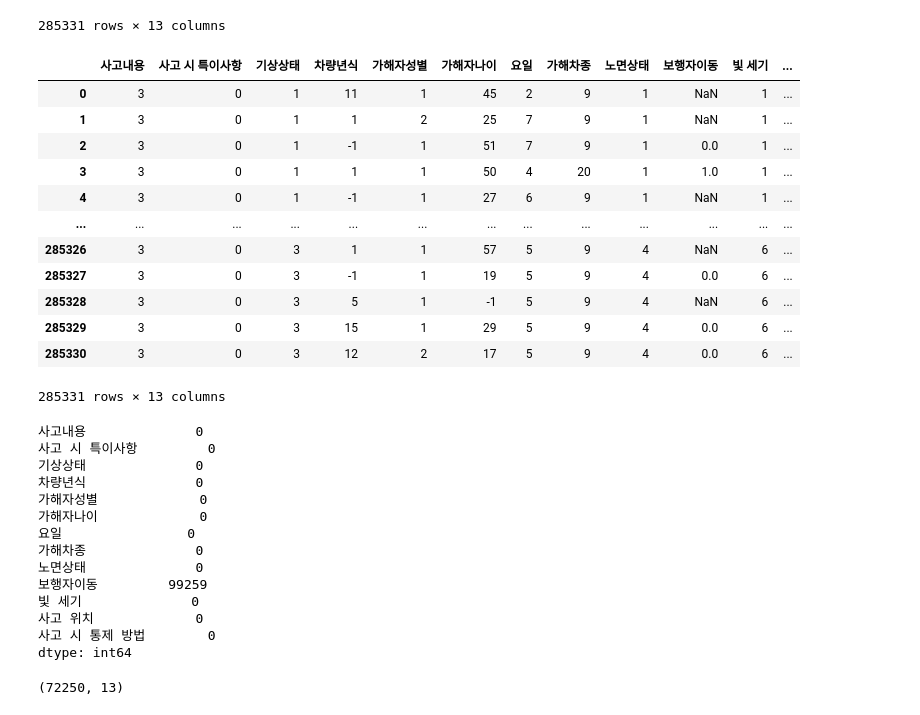
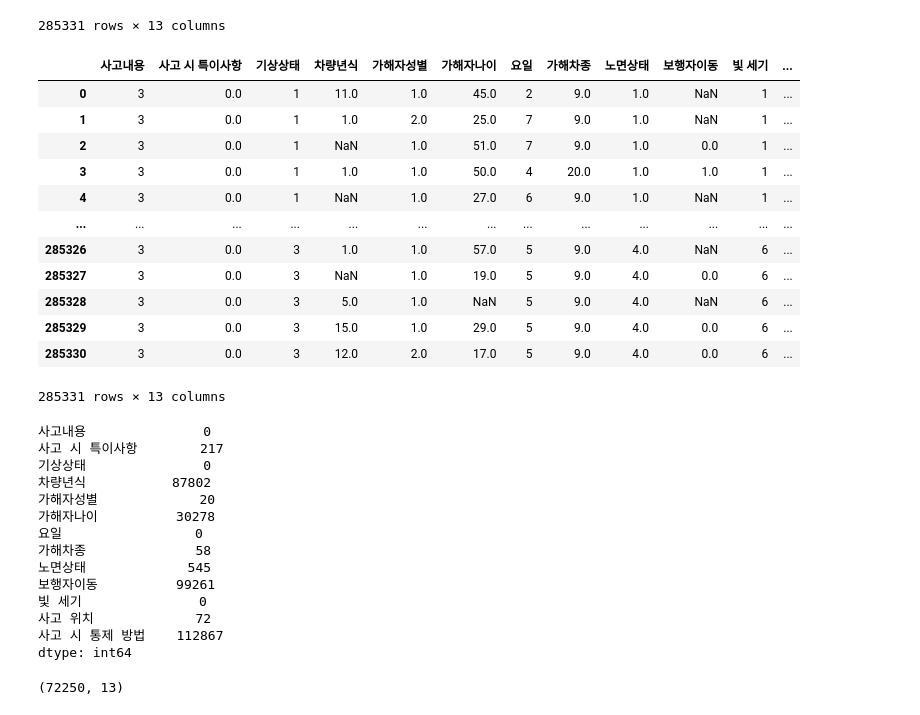
Before and after one commit to oohyun15/Prediction-of-Traffic-Accident-Risk, a Jupyter notebook: src/Preprocessing2.ipynb, the cells around one changed output. Drawn from its saved outputs; the diff is of its cells as text; code cells hidden in the pictures.

```diff
--- a/src/Preprocessing2.ipynb
+++ b/src/Preprocessing2.ipynb
@@ -227,34 +226,36 @@ arr_juncon = ['20m내에 교차로 없음','교통 정리 경찰','신호등','
 # %%
 df2.rename(columns = {"도로형태 대분류" : "사고 시 특이사항" , "사고 조절" : "사고 시 통제 방법"},inplace= True)
+df2.replace(-1, np.nan, inplace=True) # Same as previously
+
 df2
 # %% [output]
 |  | 사고내용 | 사고 시 특이사항 | 기상상태 | 차량년식 | 가해자성별 | 가해자나이 | 요일 | 가해차종 | 노면상태 | 보행자이동 | 빛 세기 | ... |
-| 0 | 3 | 0 | 1 | 11 | 1 | 45 | 2 | 9 | 1 | NaN | 1 | ... |
-| 1 | 3 | 0 | 1 | 1 | 2 | 25 | 7 | 9 | 1 | NaN | 1 | ... |
-| 2 | 3 | 0 | 1 | -1 | 1 | 51 | 7 | 9 | 1 | 0.0 | 1 | ... |
-| 3 | 3 | 0 | 1 | 1 | 1 | 50 | 4 | 20 | 1 | 1.0 | 1 | ... |
-| 4 | 3 | 0 | 1 | -1 | 1 | 27 | 6 | 9 | 1 | NaN | 1 | ... |
+| 0 | 3 | 0.0 | 1 | 11.0 | 1.0 | 45.0 | 2 | 9.0 | 1.0 | NaN | 1 | ... |
+| 1 | 3 | 0.0 | 1 | 1.0 | 2.0 | 25.0 | 7 | 9.0 | 1.0 | NaN | 1 | ... |
+| 2 | 3 | 0.0 | 1 | NaN | 1.0 | 51.0 | 7 | 9.0 | 1.0 | 0.0 | 1 | ... |
+| 3 | 3 | 0.0 | 1 | 1.0 | 1.0 | 50.0 | 4 | 20.0 | 1.0 | 1.0 | 1 | ... |
+| 4 | 3 | 0.0 | 1 | NaN | 1.0 | 27.0 | 6 | 9.0 | 1.0 | NaN | 1 | ... |
 | ... | ... | ... | ... | ... | ... | ... | ... | ... | ... | ... | ... | ... |
-| 285326 | 3 | 0 | 3 | 1 | 1 | 57 | 5 | 9 | 4 | NaN | 6 | ... |
-| 285327 | 3 | 0 | 3 | -1 | 1 | 19 | 5 | 9 | 4 | 0.0 | 6 | ... |
-| 285328 | 3 | 0 | 3 | 5 | 1 | -1 | 5 | 9 | 4 | NaN | 6 | ... |
-| 285329 | 3 | 0 | 3 | 15 | 1 | 29 | 5 | 9 | 4 | 0.0 | 6 | ... |
-| 285330 | 3 | 0 | 3 | 12 | 2 | 17 | 5 | 9 | 4 | 0.0 | 6 | ... |
+| 285326 | 3 | 0.0 | 3 | 1.0 | 1.0 | 57.0 | 5 | 9.0 | 4.0 | NaN | 6 | ... |
+| 285327 | 3 | 0.0 | 3 | NaN | 1.0 | 19.0 | 5 | 9.0 | 4.0 | 0.0 | 6 | ... |
+| 285328 | 3 | 0.0 | 3 | 5.0 | 1.0 | NaN | 5 | 9.0 | 4.0 | NaN | 6 | ... |
+| 285329 | 3 | 0.0 | 3 | 15.0 | 1.0 | 29.0 | 5 | 9.0 | 4.0 | 0.0 | 6 | ... |
+| 285330 | 3 | 0.0 | 3 | 12.0 | 2.0 | 17.0 | 5 | 9.0 | 4.0 | 0.0 | 6 | ... |
 285331 rows × 13 columns
 # %%
 df2.isnull().sum()
 # %% [output]
-사고내용              0
-사고 시 특이사항         0
-기상상태              0
-차량년식              0
-가해자성별             0
-가해자나이             0
-요일                0
-가해차종              0
-노면상태              0
-보행자이동         99259
-빛 세기              0
-사고 위치             0
-사고 시 통제 방법        0
+사고내용               0
+사고 시 특이사항        217
+기상상태               0
+차량년식           87802
+가해자성별             20
+가해자나이          30278
+요일                 0
+가해차종              58
+노면상태             545
+보행자이동          99261
+빛 세기               0
+사고 위치             72
+사고 시 통제 방법    112867
 dtype: int64
```
Also changed, not shown: parts of 17 cells of this notebook, 3 other files.
